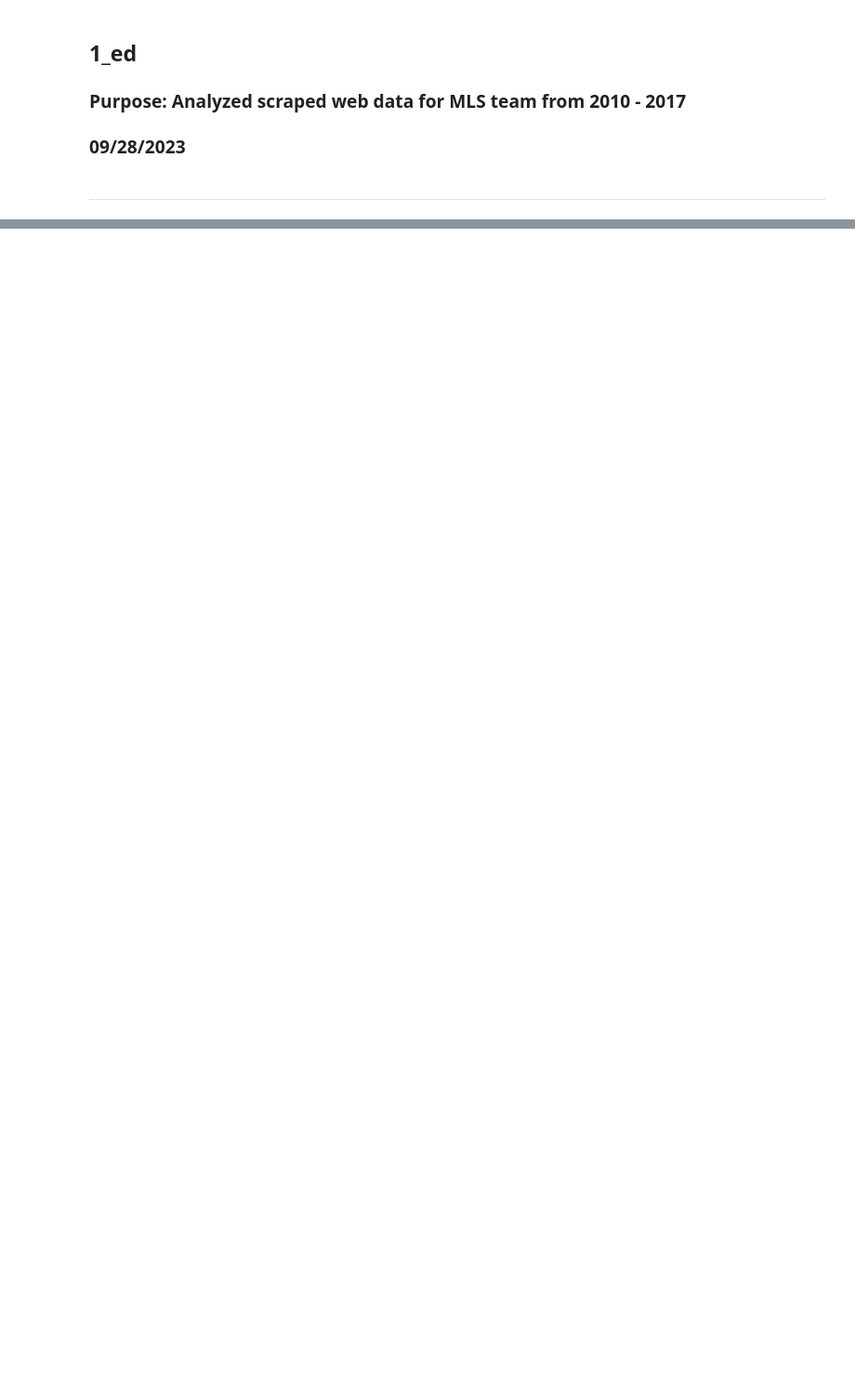
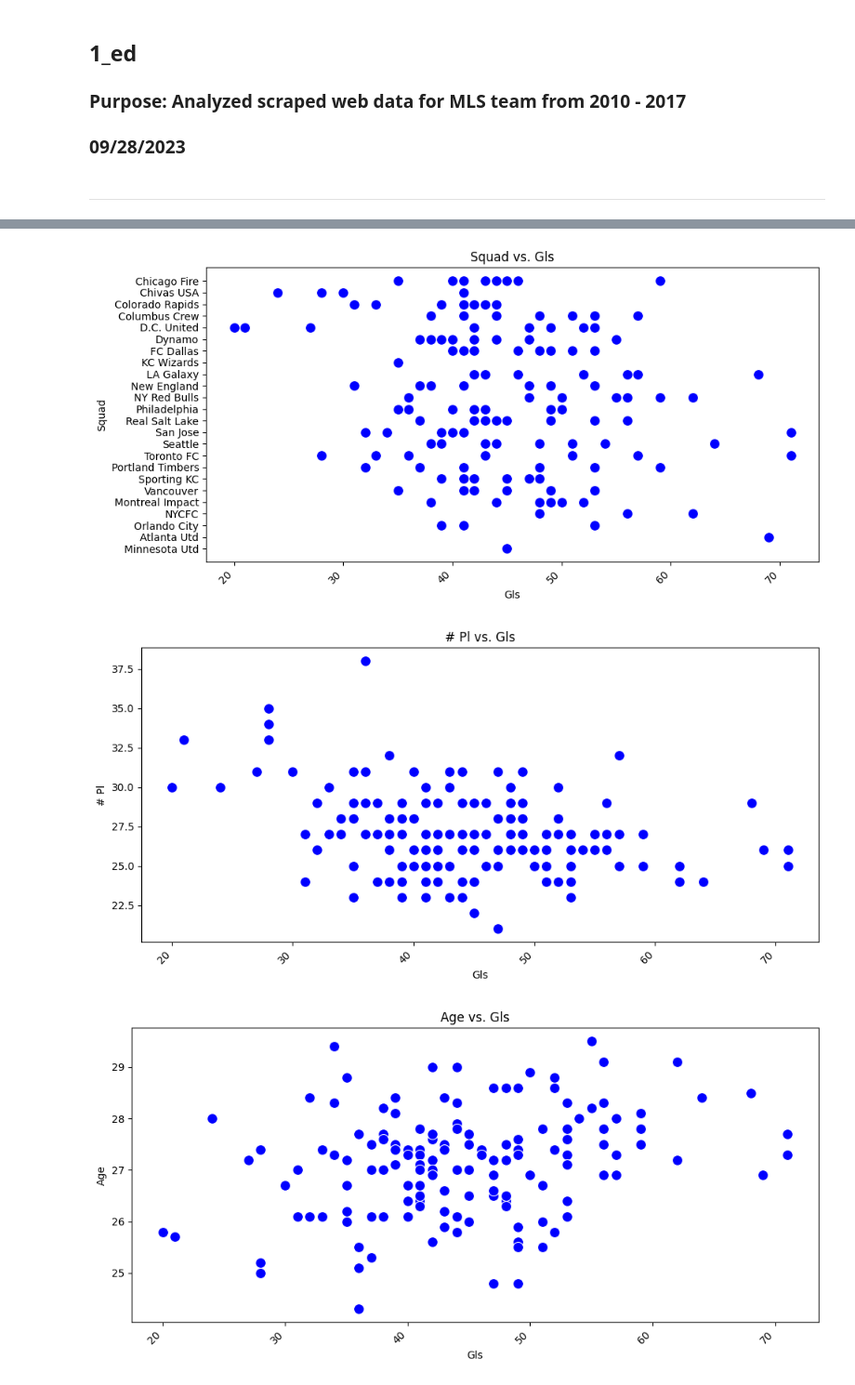
Before and after one commit to mngoh/mlsModel, a Jupyter notebook: 1_eda.ipynb, the cells around one changed output, grey strips where cells are left out. Shown at 93% size. Cells and saved outputs as stored; diff of their text form; code cells hidden in the pictures; blank space fills up the shorter version.

```diff
--- a/1_eda.ipynb
+++ b/1_eda.ipynb
@@ -32,0 +38,8 @@ b_plot(df, x = 'Squad', y='Age')
+# %%
+# Scatter Plots with Gls
+for y in df.columns:
+    s_plot(df, x= 'Gls', y=y)
+# %% [output]
+[figure, added]
+[figure, added]
+[figure, added]
```
Also changed, not shown: parts of 10 cells of this notebook, 1 other file.
